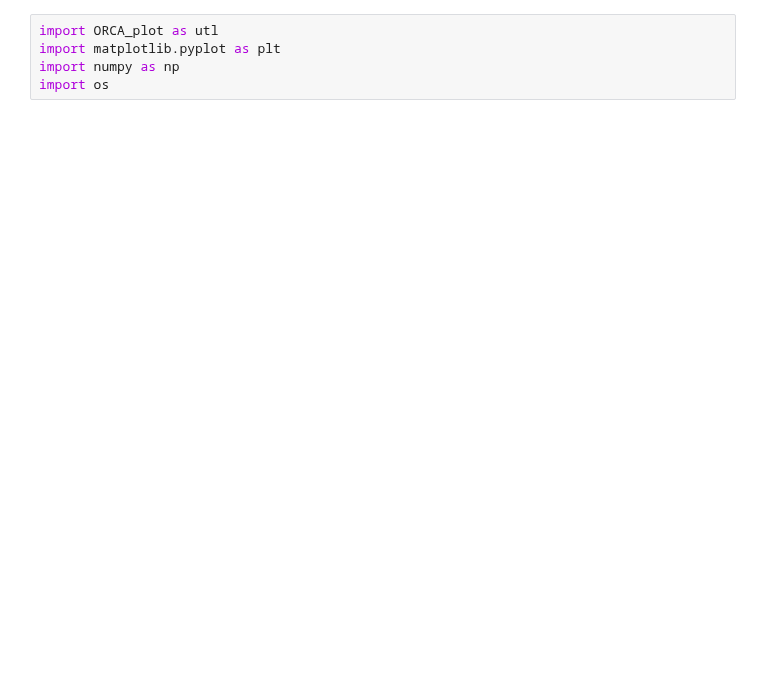
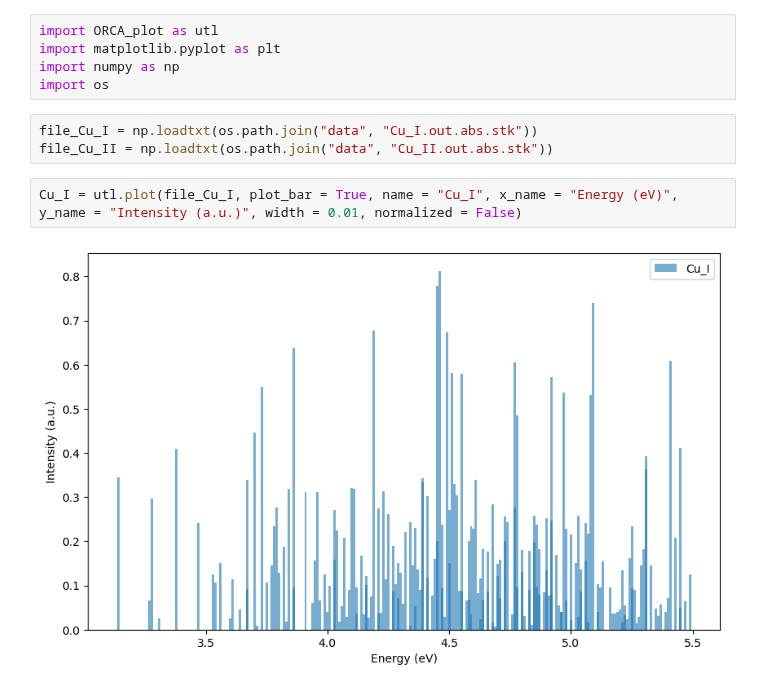
Before and after one commit to Aguiario/ORCA_and_Gaussian, a Jupyter notebook: ORCA_KXAS/test.ipynb, the cells around one changed output. Saved outputs shown, nothing was run; the diff lists cells and outputs as text; blank space fills up the shorter version.

```diff
--- a/ORCA_KXAS/test.ipynb
+++ b/ORCA_KXAS/test.ipynb
@@ -3,3 +3,10 @@ import ORCA_plot as utl
 import matplotlib.pyplot as plt
 import numpy as np
 import os
+# %%
+file_Cu_I = np.loadtxt(os.path.join("data", "Cu_I.out.abs.stk"))
+file_Cu_II = np.loadtxt(os.path.join("data", "Cu_II.out.abs.stk"))
+# %%
+Cu_I = utl.plot(file_Cu_I, plot_bar = True, name = "Cu_I", x_name = "Energy (eV)", y_name = "Intensity (a.u.)", width = 0.01, normalized = False)
+# %% [output]
+[figure, added]
```
Also changed, not shown: parts of 4 cells of this notebook, 10 other files.
